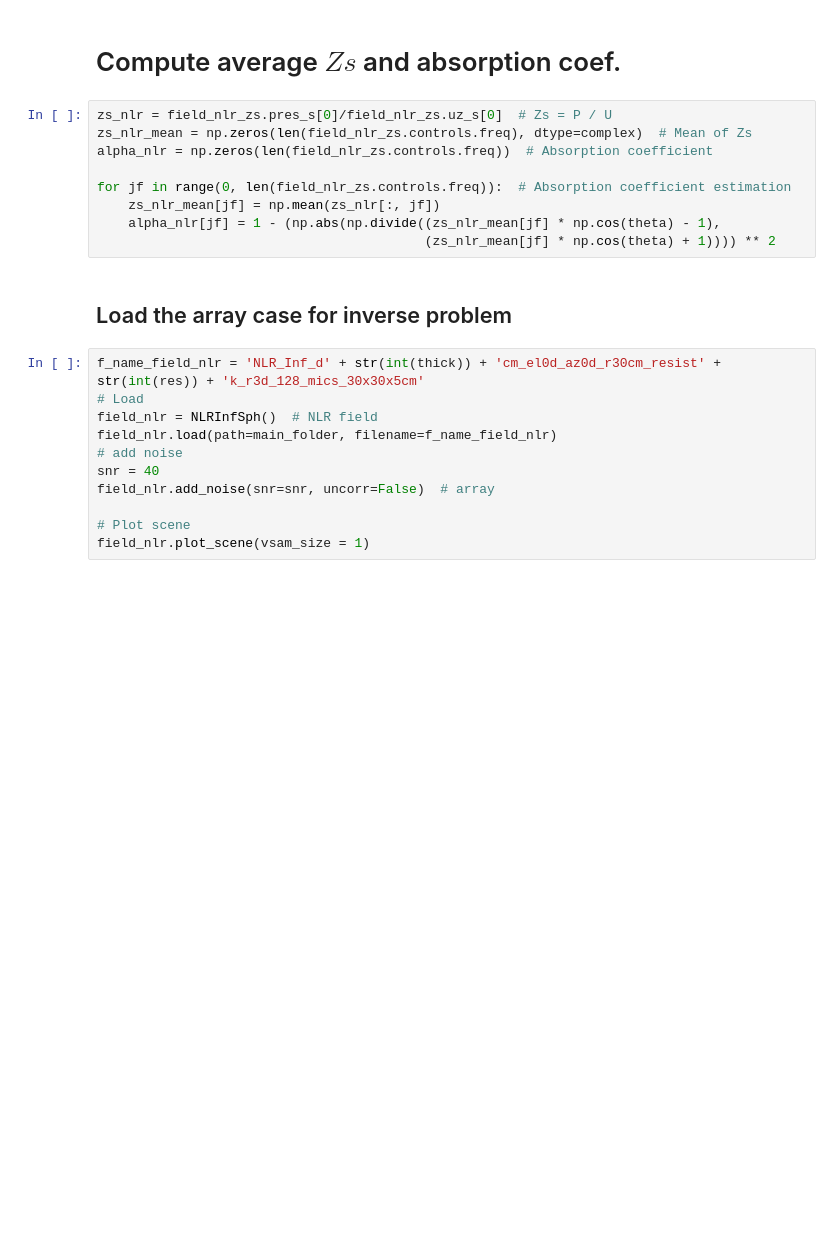
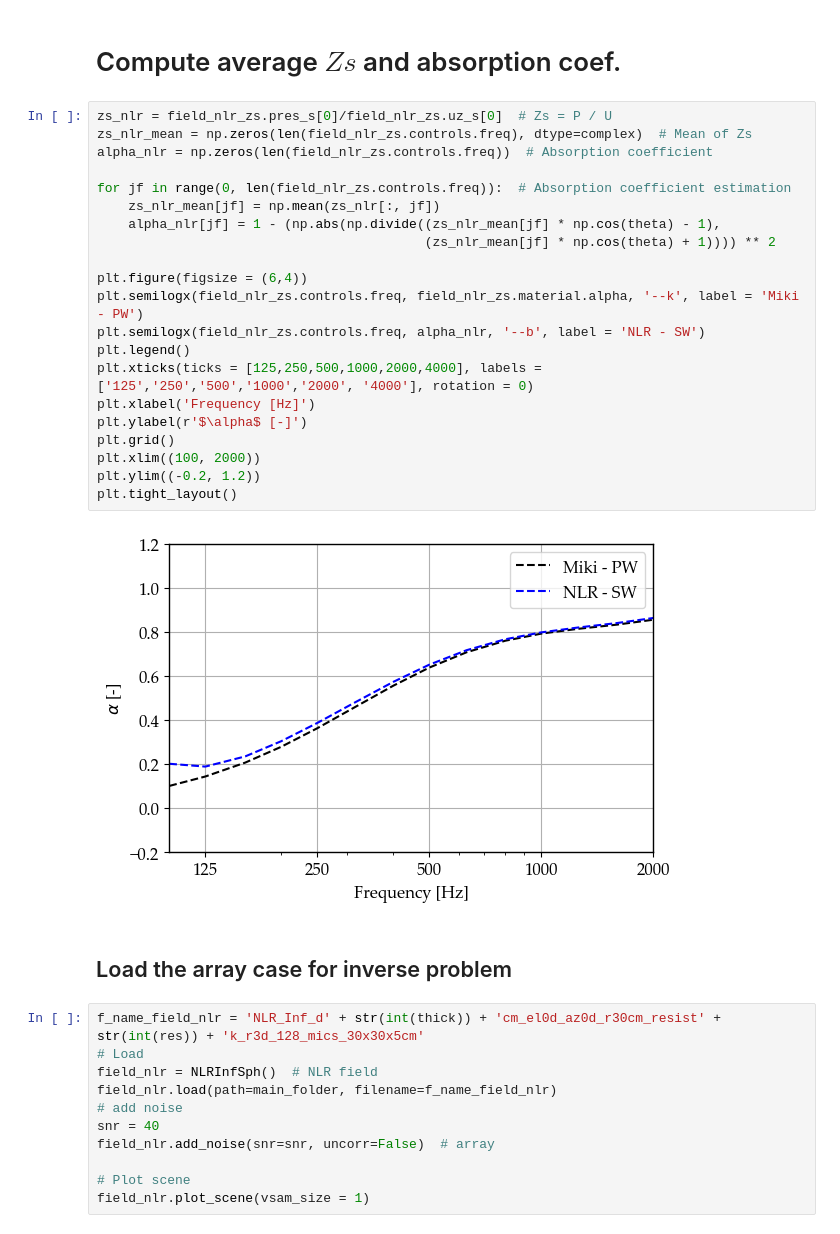
Before and after one commit to eric-brandao/inverse_problems_teach, a Jupyter notebook: 10_DCISM/DCISM.ipynb, the cells around one changed output. Drawn from its saved outputs; the diff is of its cells as text; blank space fills up the shorter version.

```diff
--- a/10_DCISM/DCISM.ipynb
+++ b/10_DCISM/DCISM.ipynb
@@ -247,12 +284,26 @@ field_nlr_zs.plot_scene(vsam_size = 1)
 # %%
 zs_nlr = field_nlr_zs.pres_s[0]/field_nlr_zs.uz_s[0]  # Zs = P / U
 zs_nlr_mean = np.zeros(len(field_nlr_zs.controls.freq), dtype=complex)  # Mean of Zs
 alpha_nlr = np.zeros(len(field_nlr_zs.controls.freq))  # Absorption coefficient
 
 for jf in range(0, len(field_nlr_zs.controls.freq)):  # Absorption coefficient estimation
     zs_nlr_mean[jf] = np.mean(zs_nlr[:, jf])
     alpha_nlr[jf] = 1 - (np.abs(np.divide((zs_nlr_mean[jf] * np.cos(theta) - 1),
                                           (zs_nlr_mean[jf] * np.cos(theta) + 1)))) ** 2
+
+plt.figure(figsize = (6,4))
+plt.semilogx(field_nlr_zs.controls.freq, field_nlr_zs.material.alpha, '--k', label = 'Miki - PW')
+plt.semilogx(field_nlr_zs.controls.freq, alpha_nlr, '--b', label = 'NLR - SW')
+plt.legend()
+plt.xticks(ticks = [125,250,500,1000,2000,4000], labels = ['125','250','500','1000','2000', '4000'], rotation = 0)
+plt.xlabel('Frequency [Hz]')
+plt.ylabel(r'$\alpha$ [-]')
+plt.grid()
+plt.xlim((100, 2000))
+plt.ylim((-0.2, 1.2))
+plt.tight_layout()
+# %% [output]
+[figure, added]
 # %% [markdown]
 ## Load the array case for inverse problem
 # %%
```
Also changed, not shown: parts of 36 cells of this notebook, 1 other file.
